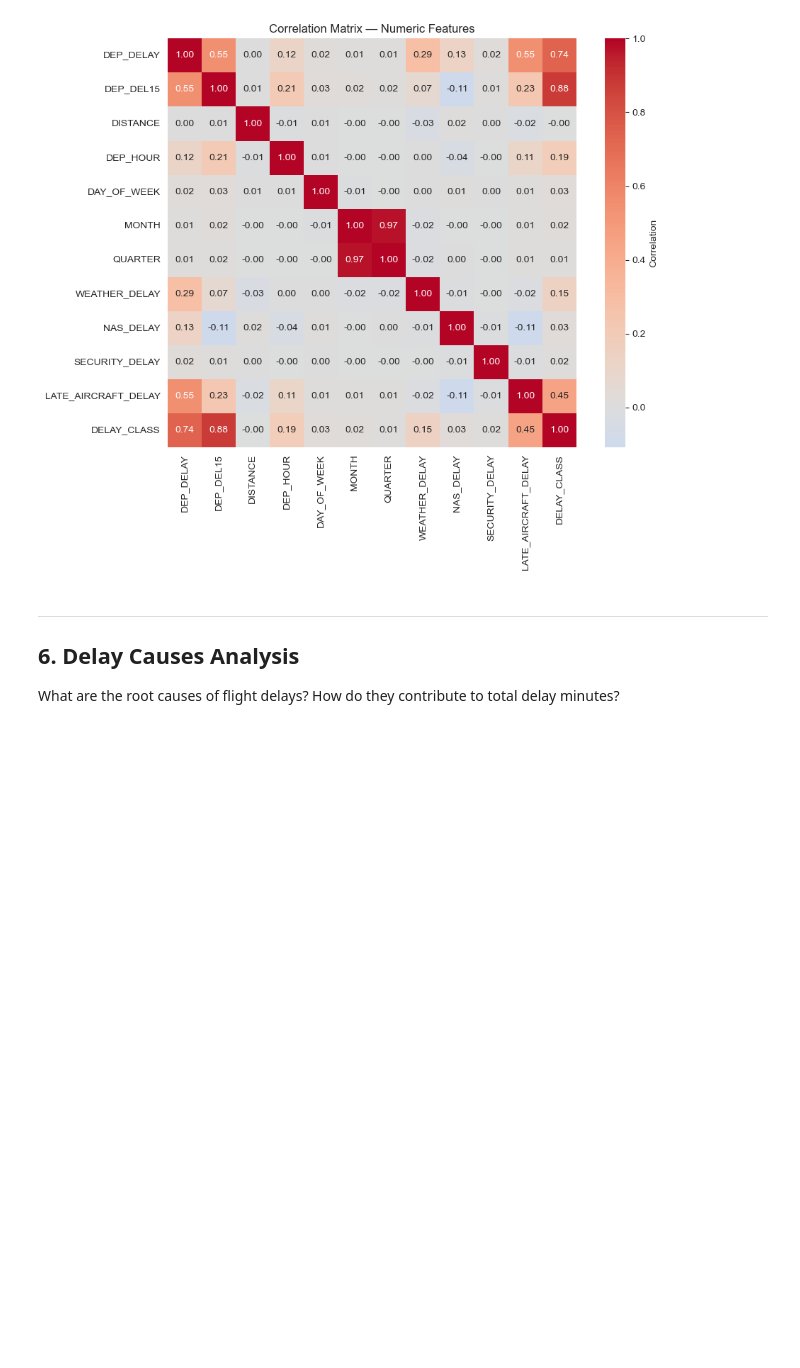
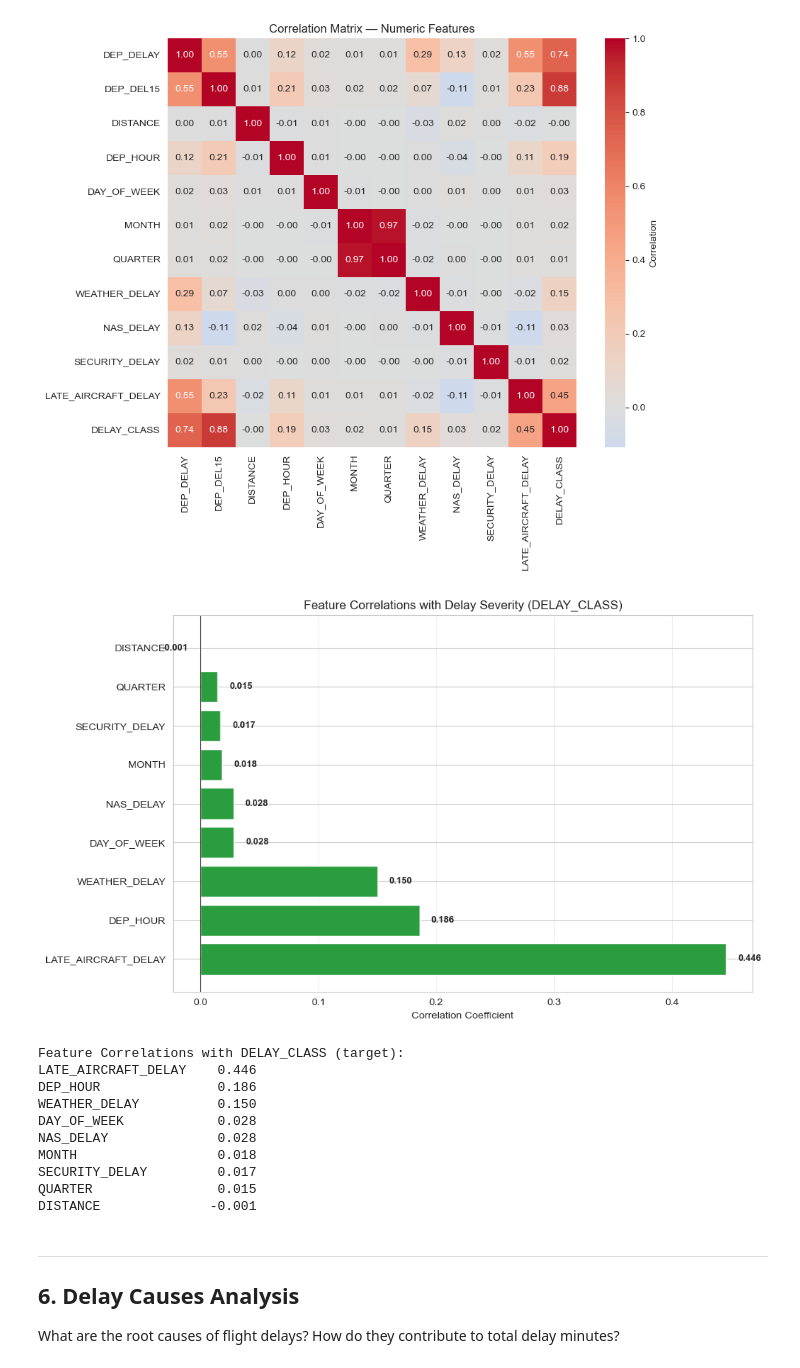
Before and after one commit to dennisous/STT811-Project, a Jupyter notebook: eda.ipynb, the cells around one changed output. Saved outputs shown, nothing was run; the diff lists cells and outputs as text; code cells hidden in the pictures; blank space fills up the shorter version.

```diff
--- a/eda.ipynb
+++ b/eda.ipynb
@@ -536,6 +536,50 @@ plt.tight_layout()
 plt.show()
 # %% [output]
 [figure]
+# %%
+# Top correlations with target variable (DELAY_CLASS)
+# Exclude DEP_DELAY and DEP_DEL15 as they are derived from or directly related to the target
+target_corr = corr["DELAY_CLASS"].drop("DELAY_CLASS").drop(["DEP_DELAY", "DEP_DEL15"]).sort_values(ascending=False)
+
+fig, ax = plt.subplots(figsize=(10, 6))
+colors = ["#2a9d3f" if x > 0 else "indianred" for x in target_corr.values]
+bars = ax.barh(range(len(target_corr)), target_corr.values, color=colors)
+ax.set_yticks(range(len(target_corr)))
+ax.set_yticklabels(target_corr.index)
+ax.set_xlabel("Correlation Coefficient")
+ax.set_title("Feature Correlations with Delay Severity (DELAY_CLASS)")
+ax.axvline(0, color="black", lw=0.8)
+ax.grid(axis="x", alpha=0.3)
+
+# Add value labels
+for i, (bar, val) in enumerate(zip(bars, target_corr.values)):
+    ax.text(
+        val + (0.01 if val > 0 else -0.01),
+        bar.get_y() + bar.get_height() / 2,
+        f"{val:.3f}",
+        va="center",
+        ha="left" if val > 0 else "right",
+        fontsize=9,
+        fontweight="bold",
+    )
+
+plt.tight_layout()
+plt.show()
+
+print("Feature Correlations with DELAY_CLASS (target):")
+print(target_corr.round(3).to_string())
+# %% [output]
+[figure, added]
+Feature Correlations with DELAY_CLASS (target):
+LATE_AIRCRAFT_DELAY    0.446
+DEP_HOUR               0.186
+WEATHER_DELAY          0.150
+DAY_OF_WEEK            0.028
+NAS_DELAY              0.028
+MONTH                  0.018
+SECURITY_DELAY         0.017
+QUARTER                0.015
+DISTANCE              -0.001
 # %% [markdown]
 ---
 ## 6. Delay Causes Analysis
```
Also changed, not shown: parts of 2 cells of this notebook.
